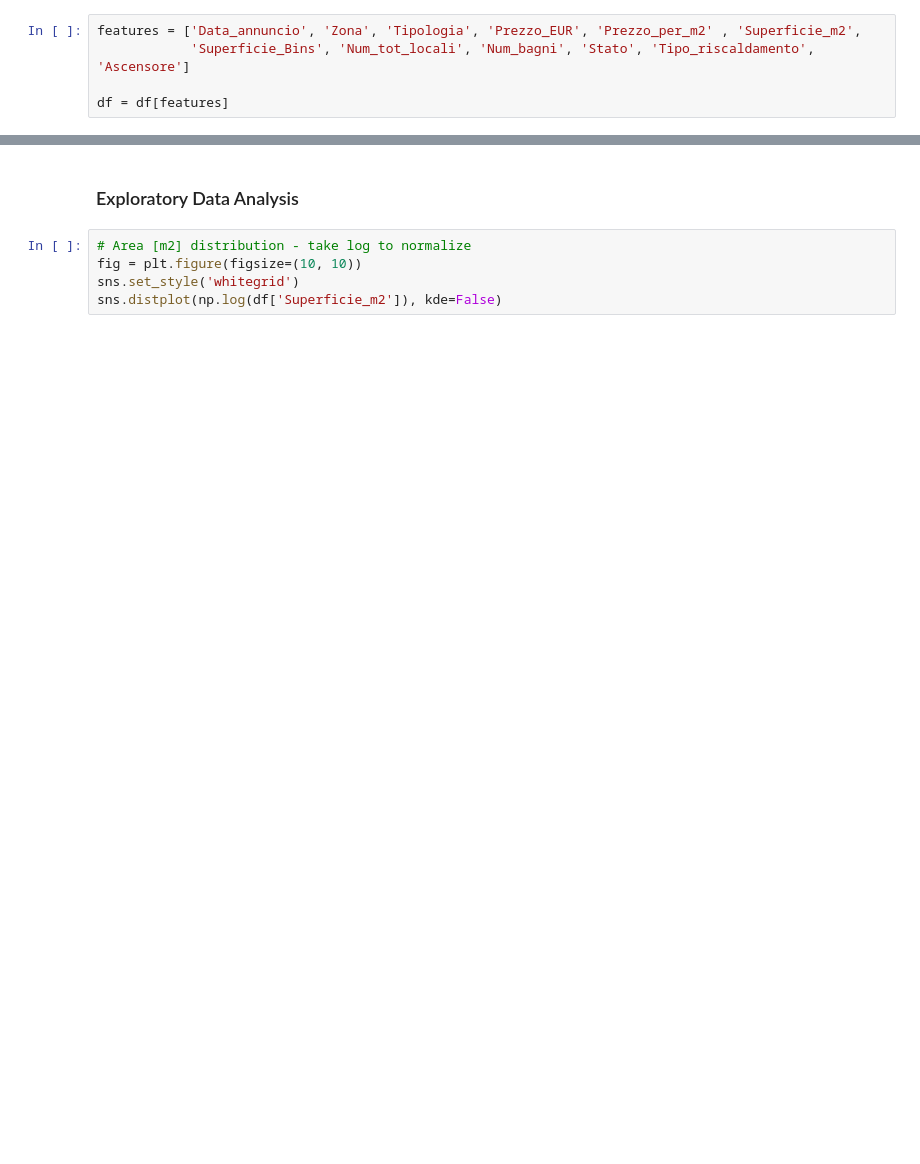
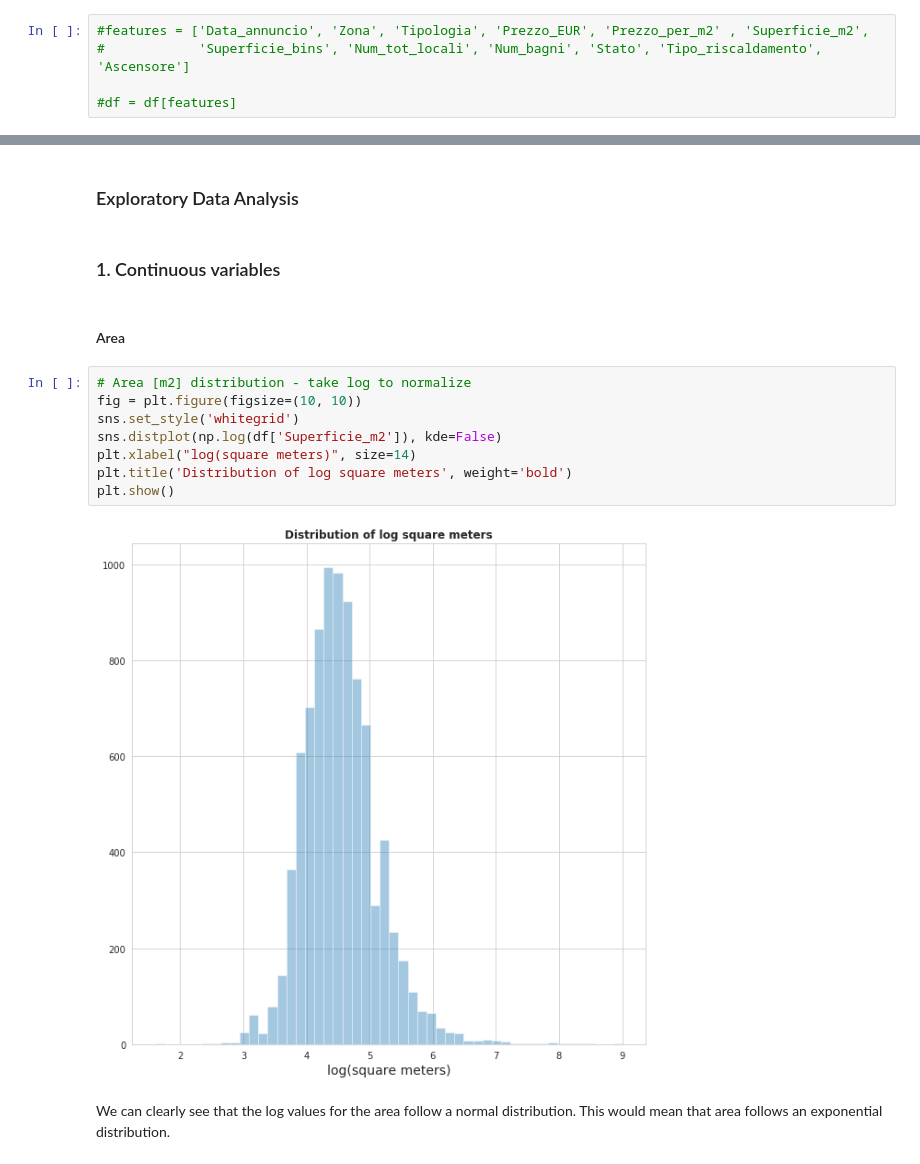
Before and after one commit to LazyEval/housing-prices-firenze, a Jupyter notebook: notebooks/2.0-LazyEval-EDA.ipynb, the cells around one changed output, grey strips where cells are left out. Cells and saved outputs as stored; diff of their text form; blank space fills up the shorter version.

```diff
--- a/notebooks/2.0-LazyEval-EDA.ipynb
+++ b/notebooks/2.0-LazyEval-EDA.ipynb
@@ -22,5 +33,5 @@ df.head()
 # %%
-features = ['Data_annuncio', 'Zona', 'Tipologia', 'Prezzo_EUR', 'Prezzo_per_m2' , 'Superficie_m2',
-            'Superficie_Bins', 'Num_tot_locali', 'Num_bagni', 'Stato', 'Tipo_riscaldamento', 'Ascensore']
+#features = ['Data_annuncio', 'Zona', 'Tipologia', 'Prezzo_EUR', 'Prezzo_per_m2' , 'Superficie_m2',
+#            'Superficie_bins', 'Num_tot_locali', 'Num_bagni', 'Stato', 'Tipo_riscaldamento', 'Ascensore']
 
-df = df[features]
+#df = df[features]
@@ -27,9 +50,20 @@ df = df[features]
 # %% [markdown]
 ### Exploratory Data Analysis
+# %% [markdown]
+### 1. Continuous variables
+# %% [markdown]
+#### Area
 # %%
 # Area [m2] distribution - take log to normalize
 fig = plt.figure(figsize=(10, 10))
 sns.set_style('whitegrid')
 sns.distplot(np.log(df['Superficie_m2']), kde=False)
+plt.xlabel("log(square meters)", size=14)
+plt.title('Distribution of log square meters', weight='bold')
+plt.show()
+# %% [output]
+[figure, added]
+# %% [markdown]
+We can clearly see that the log values for the area follow a normal distribution. This would mean that area follows an exponential distribution.
 # %%
 df['Superficie_m2'].describe()
```
Also changed, not shown: parts of 43 cells of this notebook.
